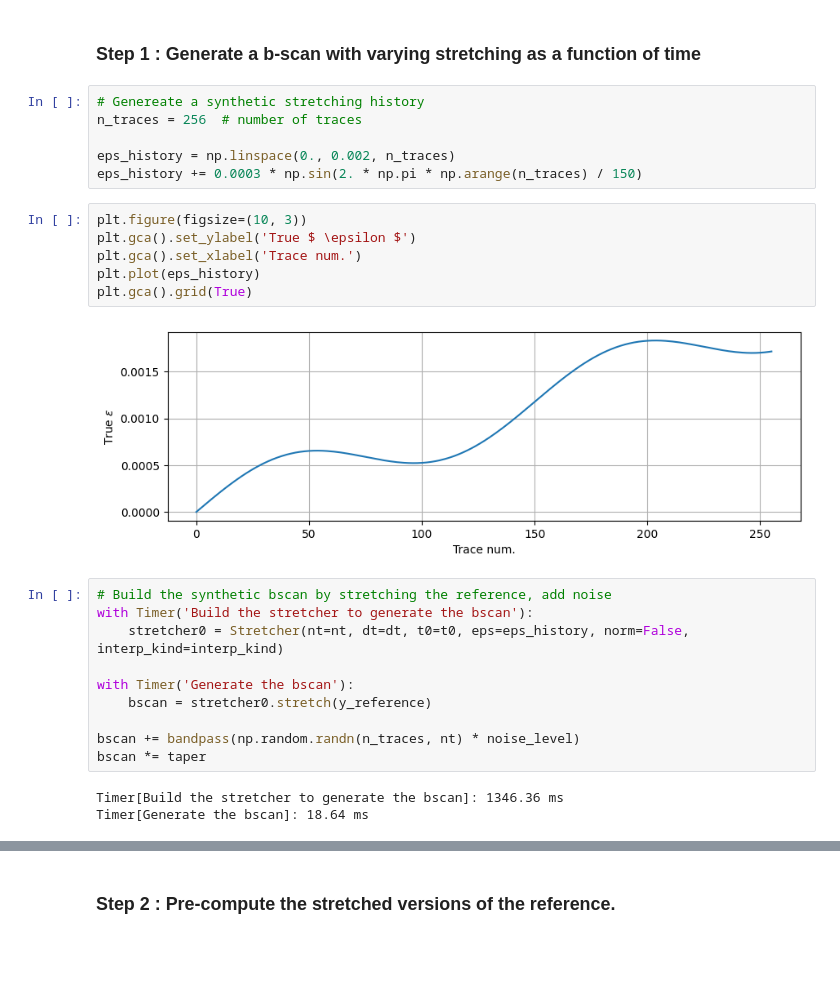
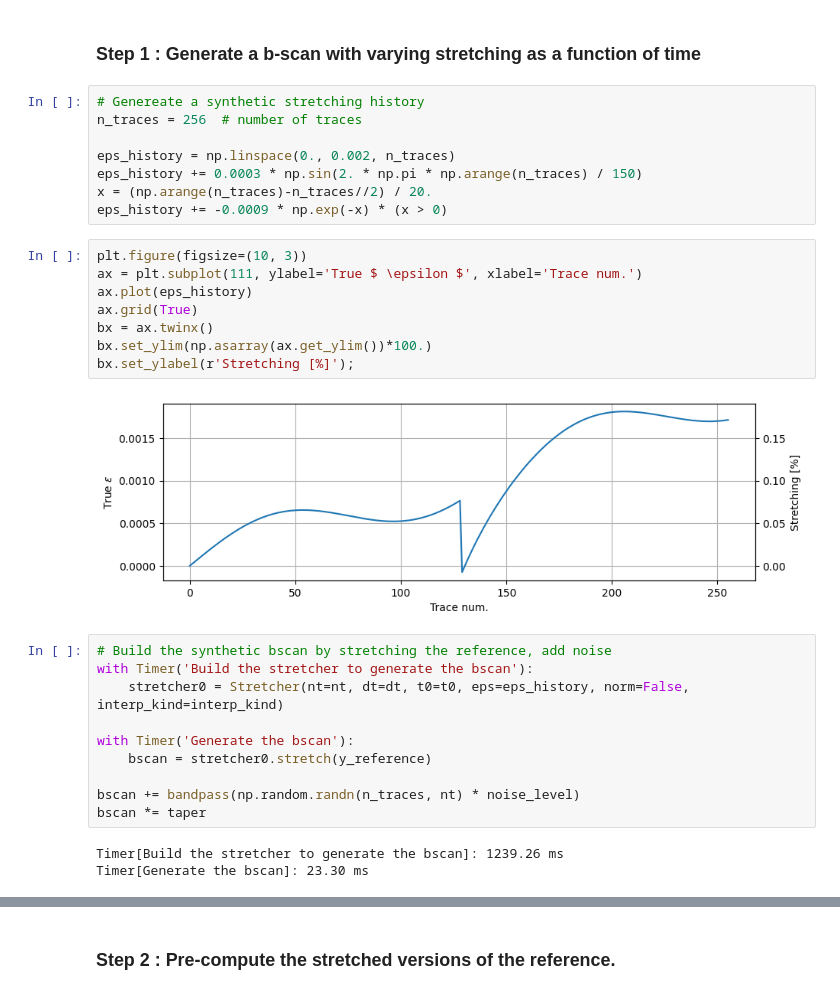
Before and after one commit to mlehujeur/coodddaaaa, a Jupyter notebook: examples/000_examples.ipynb, the cells around one changed output, grey strips where cells are left out. Saved outputs shown, nothing was run; the diff lists cells and outputs as text; blank space fills up the shorter version.

```diff
--- a/examples/000_examples.ipynb
+++ b/examples/000_examples.ipynb
@@ -224,14 +235,18 @@ n_traces = 256  # number of traces
 
 eps_history = np.linspace(0., 0.002, n_traces)
 eps_history += 0.0003 * np.sin(2. * np.pi * np.arange(n_traces) / 150)
+x = (np.arange(n_traces)-n_traces//2) / 20.
+eps_history += -0.0009 * np.exp(-x) * (x > 0)
 # %%
 plt.figure(figsize=(10, 3))
-plt.gca().set_ylabel('True $ \epsilon $')
-plt.gca().set_xlabel('Trace num.')
-plt.plot(eps_history)
-plt.gca().grid(True)
+ax = plt.subplot(111, ylabel='True $ \epsilon $', xlabel='Trace num.')
+ax.plot(eps_history)
+ax.grid(True)
+bx = ax.twinx()
+bx.set_ylim(np.asarray(ax.get_ylim())*100.)
+bx.set_ylabel(r'Stretching [%]');
 # %% [output]
-[figure, old version]
+[figure, new version]
 # %%
 # Build the synthetic bscan by stretching the reference, add noise
 with Timer('Build the stretcher to generate the bscan'):
@@ -243,8 +258,8 @@ with Timer('Generate the bscan'):
 bscan += bandpass(np.random.randn(n_traces, nt) * noise_level)
 bscan *= taper
 # %% [output]
-Timer[Build the stretcher to generate the bscan]: 1346.36 ms
-Timer[Generate the bscan]: 18.64 ms
+Timer[Build the stretcher to generate the bscan]: 1239.26 ms
+Timer[Generate the bscan]: 23.30 ms
 # %%
 # Display
 fig = plt.figure(figsize=(10, 6))
```
Also changed, not shown: parts of 17 cells of this notebook.
